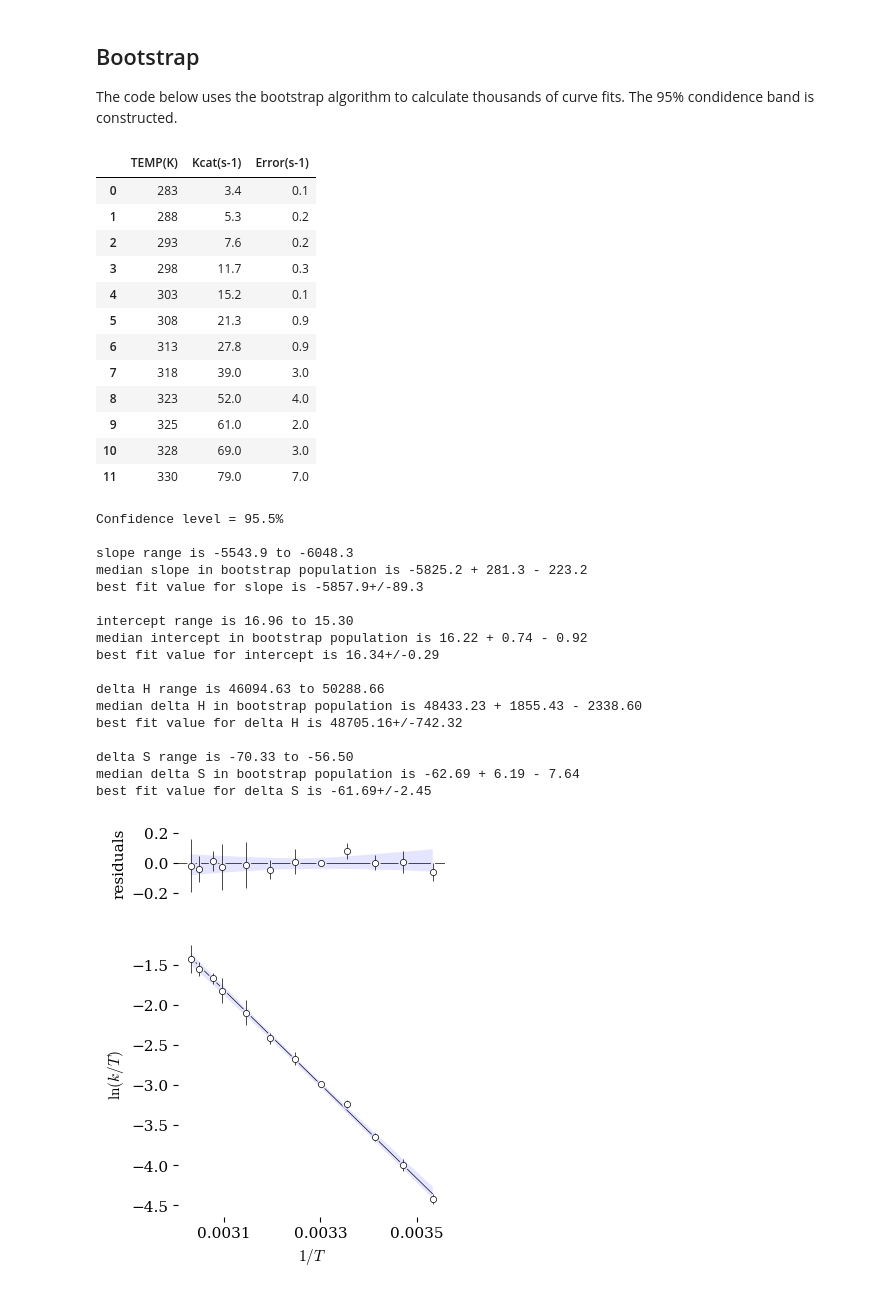
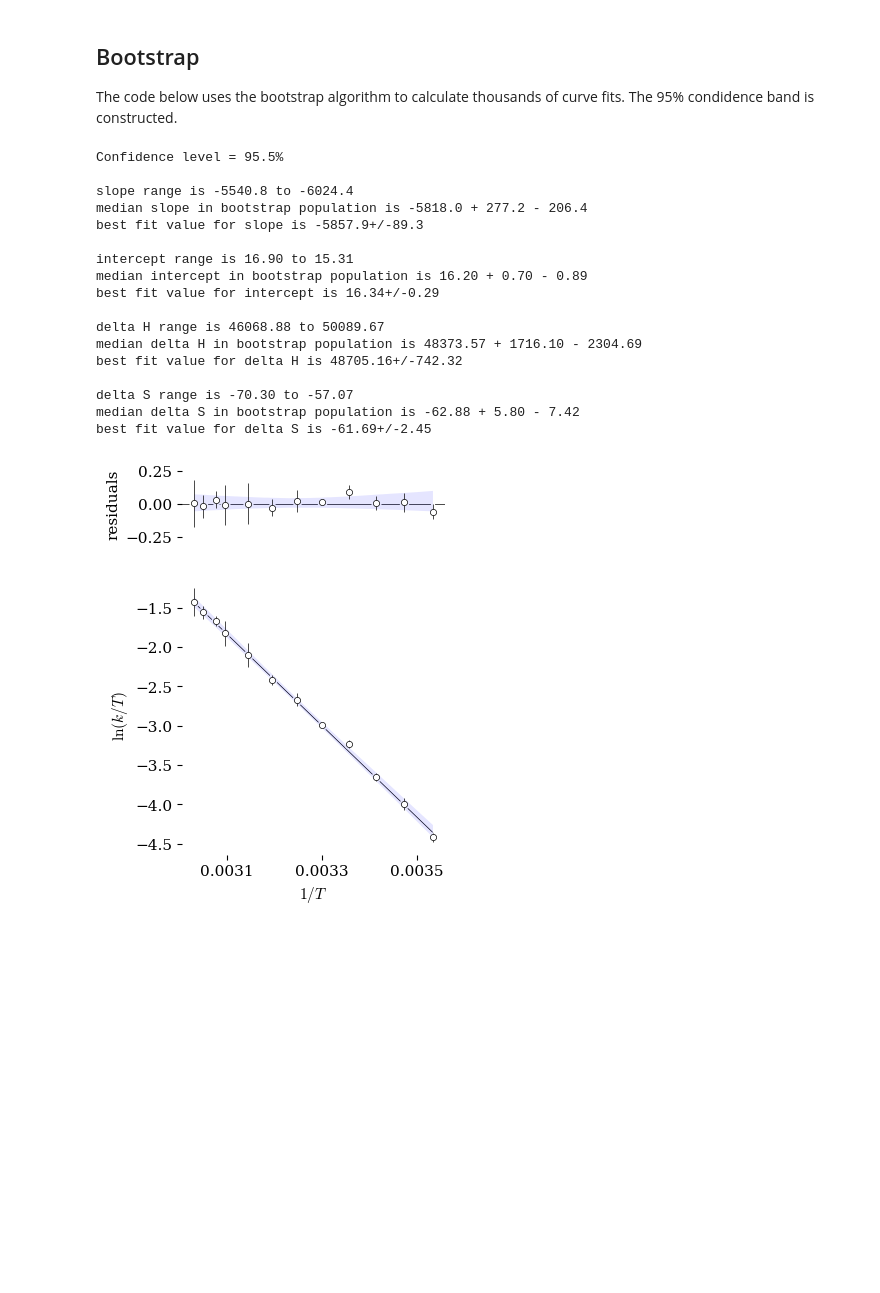
Before and after one commit to blinkletter/PythonPresentation, a Jupyter notebook: 03F_Final_Plots.ipynb, the cells around one changed output. Saved outputs shown, nothing was run; the diff lists cells and outputs as text; code cells hidden in the pictures; blank space fills up the shorter version.

```diff
--- a/03F_Final_Plots.ipynb
+++ b/03F_Final_Plots.ipynb
@@ -77,8 +82,8 @@ This code used the `scipy.optimize.curve_fit` function to analyze the data. The
 ######################
 
 datafile = "Eryingdata1.csv"   # change this file for new data
-#datafile = "Eryingdata2.csv"   # change this file for new data
-#datafile = "Eryingdata3.csv"   # change this file for new data
+datafile = "Eryingdata2.csv"   # change this file for new data
+datafile = "Eryingdata3.csv"   # change this file for new data
 #datafile = "Eryingdata4.csv"   # change this file for new data
 
 data = pd.read_csv(location_data+datafile,
@@ -293,8 +294,8 @@ There are two plots. One is made using the `lmfit` plotting tools and the other
 ######################
 
 datafile = "Eryingdata1.csv"   # change this file for new data
-#datafile = "Eryingdata2.csv"   # change this file for new data
-#datafile = "Eryingdata3.csv"   # change this file for new data
+datafile = "Eryingdata2.csv"   # change this file for new data
+datafile = "Eryingdata3.csv"   # change this file for new data
 #datafile = "Eryingdata4.csv"   # change this file for new data
 
 data = pd.read_csv(location_data+datafile,
@@ -658,7 +655,7 @@ data = pd.read_csv(location_data+datafile,
                  skipinitialspace=True,
 #                 index_col="TEMP(K)",
                  comment = "#")
-display(data)
+#display(data)
 
 ######################
 ### Experimental data with error
@@ -884,7 +881,7 @@ ax[1].errorbar(x, y, yerr=2*y_err, xerr=None, fmt="None",
 ### Plot Best Fit
 #######################################
 
-y_axis_for_ci = linear(x_for_ci, slope_u.n, intercept_u.n)
+y_axis_for_ci = linear(x_for_ci, median_slope, median_intercept)
 ax[1].plot(x_for_ci, y_axis_for_ci,
            color='black', linewidth = 0.5, zorder=0)
 
@@ -906,11 +903,15 @@ ax[1].fill_between(x_for_ci, top_y, bot_y,
                    label="confidence interval")
 
 
+#ax[1].plot(x_for_ci, med_y,
+#           color='red', linewidth = 0.5, zorder=0)
 
 
 ######################
 ### Plot the residuals
 ######################
+# difference between data and line-fit
+residuals = y - linear(x, median_slope, median_intercept)
 
 # difference between data and line-fit
 residual_top = top_y - y_axis_for_ci
@@ -936,53 +937,40 @@ ax[0].errorbar(x, residuals, yerr=y_err*sigma, xerr=None, fmt="None",
              #  capsize=2, capthick=0.5,
                zorder=3)
 
 # make filled band
-ax[0].fill_between(x_0, residual_top, residual_bot,
+ax[0].fill_between(x_for_ci, residual_top, residual_bot,
                    facecolor="blue", alpha=0.1, zorder = 2,
                    linewidth = 0, label="confidence interval")
 
 ### Other elements
 ax[0].axhline(0, color='black', linewidth=0.5, zorder = 0)
 ax[0].set_xticks([])
 
 
 
 #######################################
 ### Output plot
 #######################################
 plt.tight_layout(pad=2, h_pad=None, w_pad=None, rect=None)
 
 plt.savefig("plots/3F-3.pdf")
 plt.show()
 # %% [output]
-|  | TEMP(K) | Kcat(s-1) | Error(s-1) |
-| 0 | 283 | 3.4 | 0.1 |
-| 1 | 288 | 5.3 | 0.2 |
-| 2 | 293 | 7.6 | 0.2 |
-| 3 | 298 | 11.7 | 0.3 |
-| 4 | 303 | 15.2 | 0.1 |
-| 5 | 308 | 21.3 | 0.9 |
-| 6 | 313 | 27.8 | 0.9 |
-| 7 | 318 | 39.0 | 3.0 |
-| 8 | 323 | 52.0 | 4.0 |
-| 9 | 325 | 61.0 | 2.0 |
-| 10 | 328 | 69.0 | 3.0 |
-| 11 | 330 | 79.0 | 7.0 |
 Confidence level = 95.5%
 
-slope range is -5543.9 to -6048.3
-median slope in bootstrap population is -5825.2 + 281.3 - 223.2
+slope range is -5540.8 to -6024.4
+median slope in bootstrap population is -5818.0 + 277.2 - 206.4
 best fit value for slope is -5857.9+/-89.3
 
-intercept range is 16.96 to 15.30
-median intercept in bootstrap population is 16.22 + 0.74 - 0.92
+intercept range is 16.90 to 15.31
+median intercept in bootstrap population is 16.20 + 0.70 - 0.89
 best fit value for intercept is 16.34+/-0.29
 
-delta H range is 46094.63 to 50288.66
-median delta H in bootstrap population is 48433.23 + 1855.43 - 2338.60
+delta H range is 46068.88 to 50089.67
+median delta H in bootstrap population is 48373.57 + 1716.10 - 2304.69
 best fit value for delta H is 48705.16+/-742.32
 
-delta S range is -70.33 to -56.50
-median delta S in bootstrap population is -62.69 + 6.19 - 7.64
+delta S range is -70.30 to -57.07
+median delta S in bootstrap population is -62.88 + 5.80 - 7.42
 best fit value for delta S is -61.69+/-2.45
-[figure, old version]
+[figure, new version]
```
Also changed, not shown: parts of 5 cells of this notebook, 5 other files.
